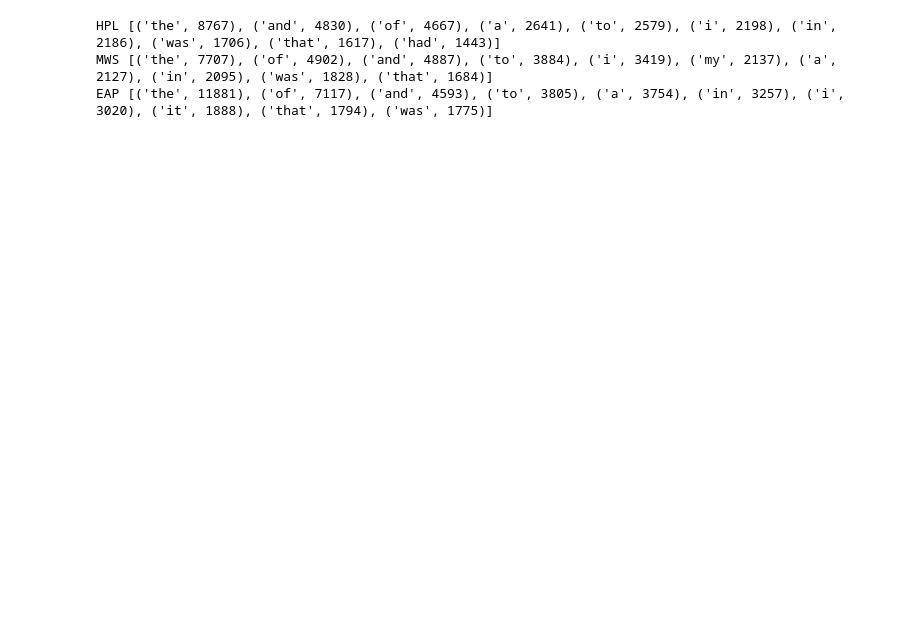
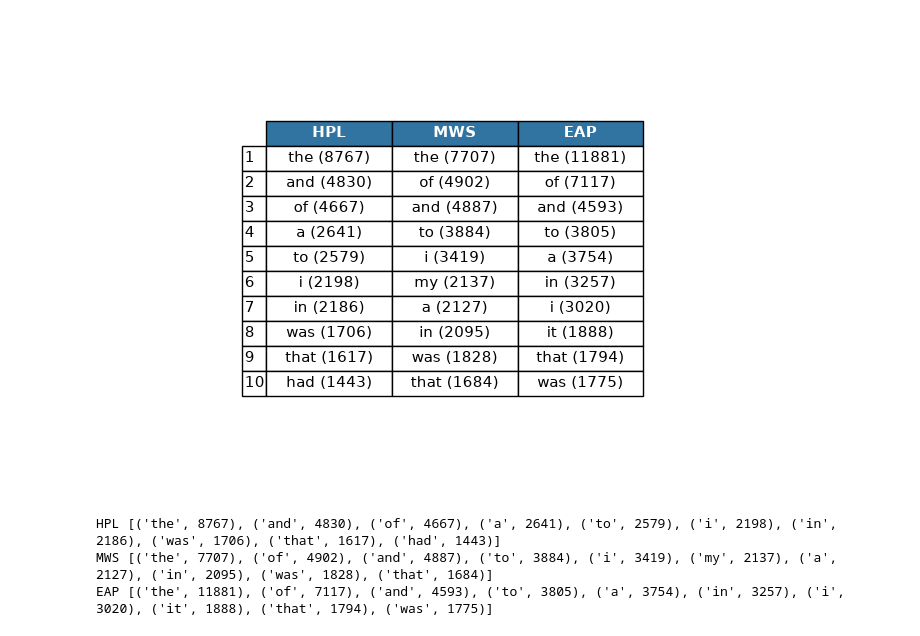
Before and after one commit to Alexandre-Filho/COSC325-ML-project, a Jupyter notebook: deepLearner.ipynb, the cells around one changed output. Drawn from its saved outputs; the diff is of its cells as text; code cells hidden in the pictures; blank space fills up the shorter version.

Commit message:
Just added a couple more tables to the project

```diff
--- a/deepLearner.ipynb
+++ b/deepLearner.ipynb
@@ -26,3 +26,13 @@ count = {author: Counter() for author in train_df["author"].unique()}
 for text, author in zip(train_df["text"], train_df["author"]):
     tokens = tokenize(text)
     count[author].update(tokens)
+# %%
+import pandas as pd
+N = 10
+table = pd.DataFrame ({
+    author: [f"{word} ({qtt})" for word, qtt in c.most_common(N)]
+    for author, c in count.items()
+})
+
+table.index = range (1, N + 1)
+table
@@ -29,3 +51,30 @@ for text, author in zip(train_df["text"], train_df["author"]):
+# %%
+import matplotlib.pyplot as plt
+
+fig, ax = plt.subplots (figsize = (9, 6))
+ax.axis ("off")
+
+tbl = ax.table (
+    cellText= table.values,
+    colLabels= table.columns,
+    rowLabels= table.index,
+    cellLoc= "center",
+    loc= "center",
+)
+
+tbl.auto_set_font_size(False)
+tbl.set_fontsize(11)
+tbl.scale(1, 1.5)
+
+for (row, col), cell in tbl.get_celld().items():
+    cell.set_width(0.18)
+    if row == 0:
+        cell.set_text_props(weight="bold", color="white")
+        cell.set_facecolor("#3274a1")
+plt.savefig("top_words.png", dpi = 200, bbox_inches="tight")
+plt.show()
+# %% [output]
+[figure, added]
 # %%
 #Printing the count of each word according to the author
 for author, c in count.items():
```
Also changed, not shown: parts of 9 cells of this notebook, 3 other files.
